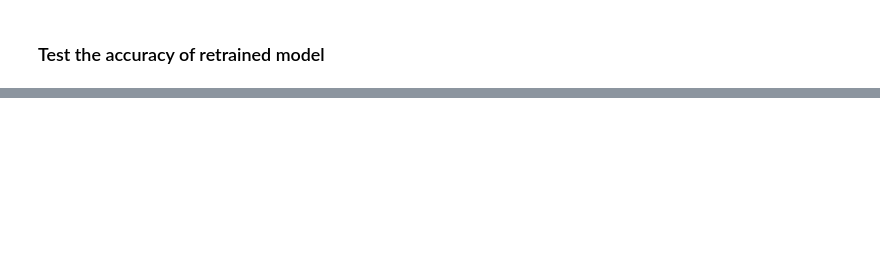
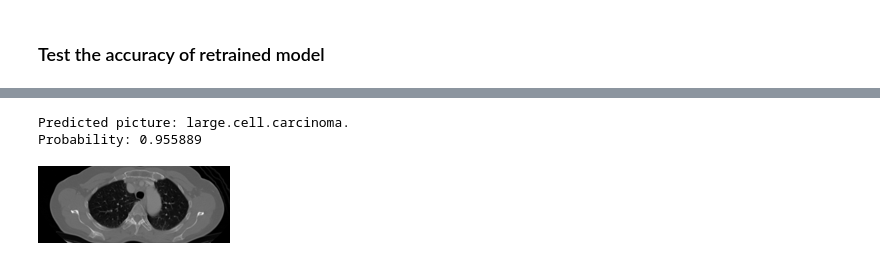
Before and after one commit to davay/data5100, a Jupyter notebook: classifier.ipynb, the cells around one changed output, grey strips where cells are left out. Cells and saved outputs as stored; diff of their text form; code cells hidden in the pictures; blank space fills up the shorter version.

```diff
--- a/classifier.ipynb
+++ b/classifier.ipynb
@@ -53,4 +62,11 @@ img.to_thumb(192)
 # %% [markdown]
 ### Label and load images into datablock
+# %%
+path = 'data'
+dls = ImageDataLoaders.from_folder(path,
+                            train = 'train',
+                            valid = 'valid',
+                            test = 'test',
+                            item_tfms = Resize(224)) # imagenet models often use 224 x 224. Our images aren't 1:1 aspect ratio, by default center crop will be used. We can add pad_mode='zeros' for no cropping.
 # %% [markdown]
 ### Test the accuracy of stock imagenet model
@@ -57,2 +80,5 @@ img.to_thumb(192)
 # %% [markdown]
 ### Retrain model on new data set
+# %%
+learn = vision_learner(dls, resnet34, metrics=error_rate)
+learn.fine_tune(1)
@@ -60,0 +103,10 @@ img.to_thumb(192)
+# %%
+file_names = get_image_files(path)
+img = PILImage.create(file_names[random.randint(0, len(file_names)) - 1])
+
+prediction,_,probs = learn.predict(img)
+
+print(f"Predicted picture: {prediction}.")
+print(f"Probability: {probs[1].item():.6f}")
+img.to_thumb(192)
+# %% [output]
@@ -60,0 +114,3 @@ img.to_thumb(192)
+Predicted picture: large.cell.carcinoma.
+Probability: 0.955889
+[figure, added]
```
Also changed, not shown: parts of 9 cells of this notebook.
